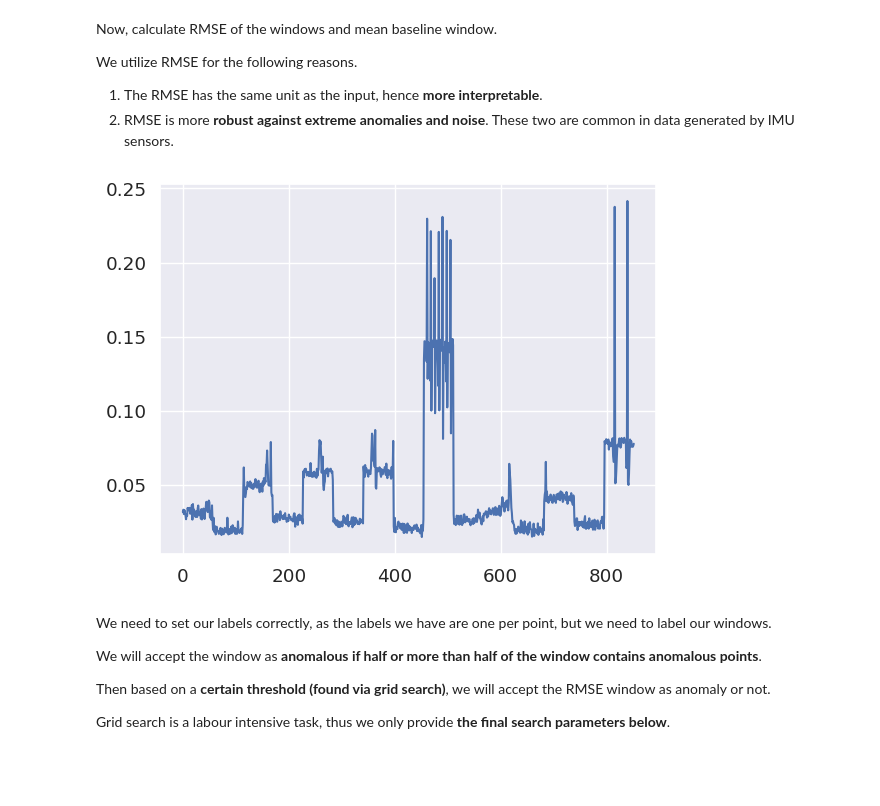
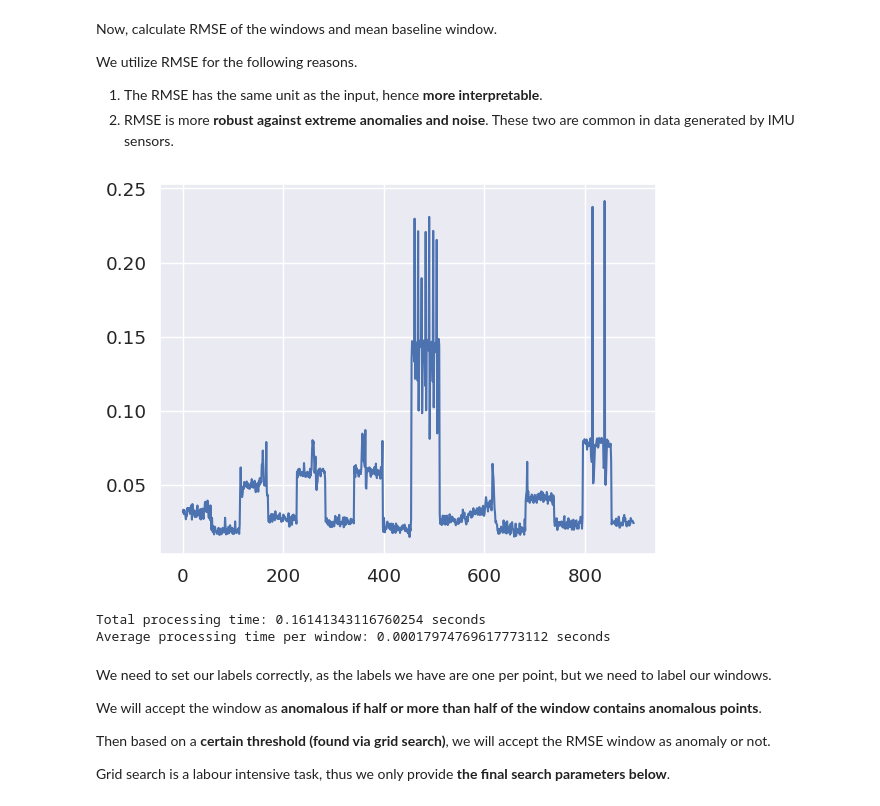
Before and after one commit to hkayann/1D-CNN-Anomaly-Detection-via-CASPER, a Jupyter notebook: notebooks/casper.ipynb, the cells around one changed output. Saved outputs shown, nothing was run; the diff lists cells and outputs as text; code cells hidden in the pictures; blank space fills up the shorter version.

Commit message:
Inference times added

```diff
--- a/notebooks/casper.ipynb
+++ b/notebooks/casper.ipynb
@@ -155,0 +182,2 @@ The final 1 is located at: 1728006
+# %%
+nicla_dropped = nicla.iloc[897:].reset_index(drop=True)
@@ -843,13 +986,11 @@ Now we will **detect anomalies via the mean baseline**. First, we generate the a
 # %%
 # Get the length of the anomalies
 n_anol = len(nicla_anol)
-# Print the length of the anomalies.
-print(f"Length of the anomalies {n_anol}.")
 # We cut in a way that it is exactly divided to window size.
-anol_cut = nicla_anol[:643260]
+anol_cut = nicla_anol[:677990]
 # Reshape dataframe into an array of arrays with shape (852, 755, 9).
 n_anol_windows = len(anol_cut) // window_size
-windows_anol = np.empty((852, 755, 9))
+windows_anol = np.empty((898, 755, 9))
 windows_anol = anol_cut[:n_windows * window_size].reshape(n_anol_windows, window_size, -1)
 
 # Compare random windows with the baseline window.
@@ -949,21 +1089,53 @@ We utilize RMSE for the following reasons.
    1. The RMSE has the same unit as the input, hence **more interpretable**.
    2. RMSE is more **robust against extreme anomalies and noise**. These two are common in data generated by IMU sensors.
 # %%
+# rmse_anols = []
+# # Calculate the RMSEs per feature.
+# for window in windows_anol:
+
+#     # Normalize the window via the mean window fit.
+#     anol_scaled = scaler_mm.transform(window)
+
+#     # 1 (anomaly) if rmse >= mean_rmse, else otherwise.
+#     rmse = np.mean(np.sqrt(np.mean((anol_scaled - mean_window_mm)**2, axis=0)))
+#     rmse_anols.append(rmse)
+
+# plt.plot(rmse_anols)
+# plt.show()
+
+# Start the timer
+start_time = time.time()
+
 rmse_anols = []
-# Calculate the RMSEs per feature.
+# Calculate the RMSEs per feature for each window
 for window in windows_anol:
 
-    # Normalize the window via the mean window fit.
+    # Normalize the window via the mean window fit
     anol_scaled = scaler_mm.transform(window)
 
-    # 1 (anomaly) if rmse >= mean_rmse, else otherwise.
+    # Calculate RMSE and append to the list
     rmse = np.mean(np.sqrt(np.mean((anol_scaled - mean_window_mm)**2, axis=0)))
     rmse_anols.append(rmse)
 
+# Stop the timer
+end_time = time.time()
+
+# Calculate the total processing time
+total_processing_time = end_time - start_time
+
+# Calculate the average processing time per window
+average_processing_time_per_window = total_processing_time / len(windows_anol)
+
+# Plot RMSEs
 plt.plot(rmse_anols)
 plt.show()
+
+print(f"Total processing time: {total_processing_time} seconds")
+print(f"Average processing time per window: {average_processing_time_per_window} seconds")
 # %% [output]
-[figure, old version]
+[figure, new version]
+Total processing time: 0.16141343116760254 seconds
+Average processing time per window: 0.00017974769617773112 seconds
 # %% [markdown]
 We need to set our labels correctly, as the labels we have are one per point, but we need to label our windows.
 
```
Also changed, not shown: parts of 146 cells of this notebook, 1 other file.
